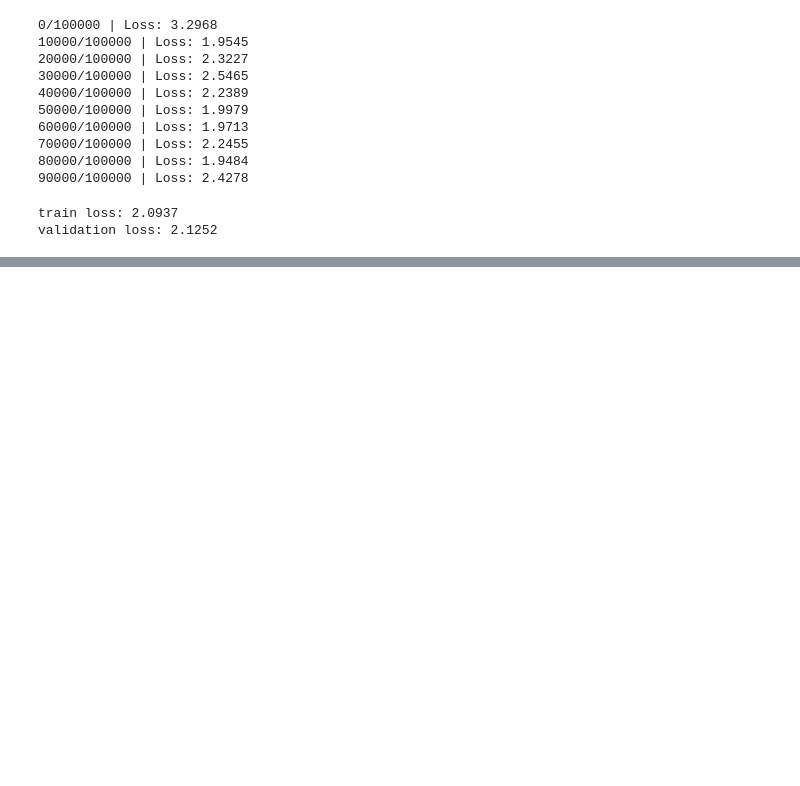
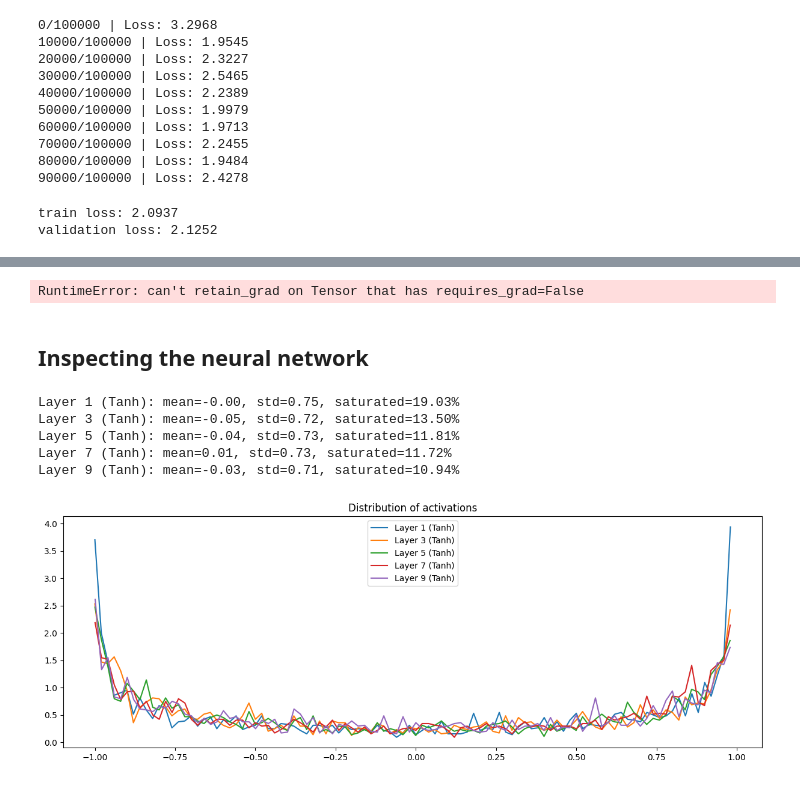
Before and after one commit to lakshyaag/neural-networks-karpathy, a Jupyter notebook: makemore/lec4.ipynb, the cells around one changed output, grey strips where cells are left out. Drawn from its saved outputs; the diff is of its cells as text; code cells hidden in the pictures; blank space fills up the shorter version.

```diff
--- a/makemore/lec4.ipynb
+++ b/makemore/lec4.ipynb
@@ -969,0 +1079,79 @@ validation loss: 2.1252
+# %%
+epochs = 100000
+batch_size = 32
+losses = []
+updates = []
+
+for epoch in range(epochs):
+    # Construct a minibatch
+    batch_ix = torch.randint(low=0, high=X_train.shape[0], size=(batch_size,))
+    Xb, Yb = X_train[batch_ix], Y_train[batch_ix]
+
+    # Forward pass
+    emb = C[Xb]
+    x = emb.view(emb.shape[0], -1)
+
+    for layer in layers:
+        x = layer(x)
+
+    loss = F.cross_entropy(x, Yb)
+
+    # Backward pass
+    for layer in layers:
+        layer.out.retain_grad()
+
+    for p in parameters:
+        p.grad = None
+
+    loss.backward()
+
+    # Update the parameters
+    learning_rate = 1e-1 if epoch < 50000 else 1e-2
+    for p in parameters:
+        p.data += -learning_rate * p.grad
+
+    # track stats
+    if epoch % 10000 == 0:
+        print(f"{epoch}/{epochs} | Loss: {loss.item():.4f}")
+
+    losses.append(loss.log10().item())
+    with torch.no_grad():
+        # Append the update-data ratio for each parameter
+        updates.append(
+            [
+                ((learning_rate * p.grad).std() / p.data.std()).log10().item()
+                for p in parameters
+            ]
+        )
+
+    if epoch > 1000:
+        break
+# %% [output]
+RuntimeError: can't retain_grad on Tensor that has requires_grad=False
+# %% [markdown]
+## Inspecting the neural network
+# %%
+# Visualize the tanh layers
+fig = plt.figure(figsize=(15, 5))
+legends = []
+
+for i, layer in enumerate(layers[:-1]):
+    if isinstance(layer, Tanh):
+        t = layer.out
+        print(
+            f"Layer {i} ({layer.__class__.__name__}): mean={t.mean():.2f}, std={t.std():.2f}, saturated={(t.abs() > 0.97).float().mean() * 100:.2f}%"
+        )
+        hy, hx = torch.histogram(t, density=True)
+        plt.plot(hx[:-1].detach(), hy.detach())
+        legends.append(f"Layer {i} ({layer.__class__.__name__})")
+
+plt.legend(legends)
+plt.title("Distribution of activations")
+plt.show()
+# %% [output]
+Layer 1 (Tanh): mean=-0.00, std=0.75, saturated=19.03%
+Layer 3 (Tanh): mean=-0.05, std=0.72, saturated=13.50%
+Layer 5 (Tanh): mean=-0.04, std=0.73, saturated=11.81%
+Layer 7 (Tanh): mean=0.01, std=0.73, saturated=11.72%
+Layer 9 (Tanh): mean=-0.03, std=0.71, saturated=10.94%
+[figure, added]
```
Also changed, not shown: parts of 15 cells of this notebook, 2 other files.
